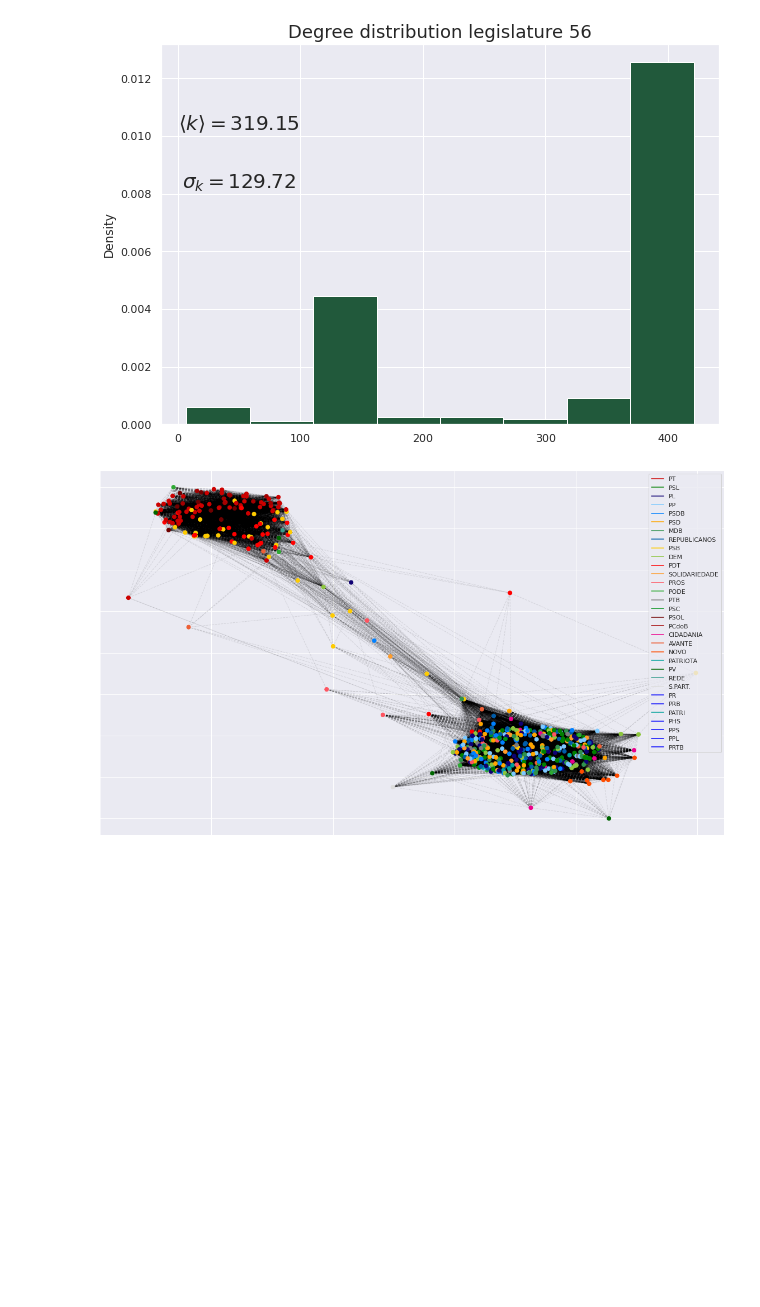
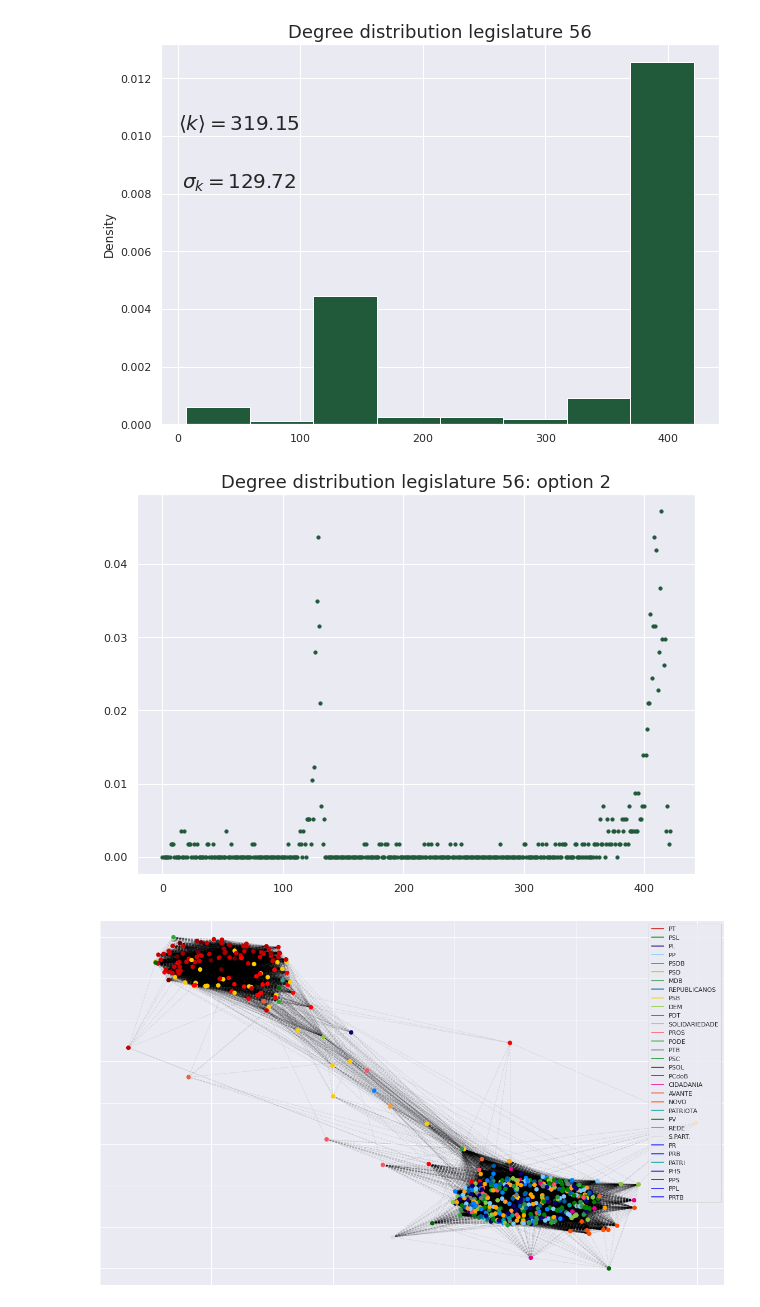
Before and after one commit to lucasmoschen/project-network-science, a Jupyter notebook: notebooks/network_construction.ipynb, the cells around one changed output. Saved outputs shown, nothing was run; the diff lists cells and outputs as text; code cells hidden in the pictures; blank space fills up the shorter version.

```diff
--- a/notebooks/network_construction.ipynb
+++ b/notebooks/network_construction.ipynb
@@ -94,6 +94,7 @@ plt.show()
 ## Building adjacency matrix
 # %%
 number_edges = []
+diameter = []
 
 for legislature in trange(52, 57):
 
@@ -107,7 +108,12 @@ for legislature in trange(52, 57):
 
     G = nx.from_pandas_adjacency(adj_matrix)
 
+    remove = [node for node,degree in dict(G.degree()).items() if degree < 1]
+
+    G.remove_nodes_from(remove)
+
     number_edges.append((legislature, G.number_of_edges()))
+    diameter.append((legislature, nx.diameter(G)))
 # %%
 fig, ax = plt.subplots(figsize=(10,7))
 
@@ -166,6 +172,27 @@ plt.savefig('../images/degree_distribution.png', bbox_inches='tight', dpi=600)
 plt.show()
 # %% [output]
 [figure]
+# %%
+fig, ax = plt.subplots(figsize=(10,7))
+
+degrees = nx.degree_histogram(G)
+x = range(len(degrees))
+y = [z/float(sum(degrees))for z in degrees]
+
+ax.scatter(x,y,s=10,color = "#21593b")
+
+ax.set_title('Degree distribution legislature 56: option 2', fontsize = 18)
+
+#ax.text(0, 0.0102, r'$\langle k \rangle = {}$'.format(round(np.mean(list(degrees)),2)),
+#        fontsize = 20, weight='bold')
+#ax.text(3, 0.0082, r'$\sigma_k = {}$'.format(round(np.std(list(degrees)),2)),
+#        fontsize = 20, weight='bold')
+
+#plt.savefig('../images/degree_distribution.png', bbox_inches='tight', dpi=600)
+
+plt.show()
+# %% [output]
+[figure, added]
 # %%
 parties = dict(zip(deputies[deputies.idLegislatura==56].id.astype(str), deputies[deputies.idLegislatura==56].siglaPartido))
 nx.set_node_attributes(G, parties, 'party')
```
Also changed, not shown: parts of 1 cell of this notebook.
